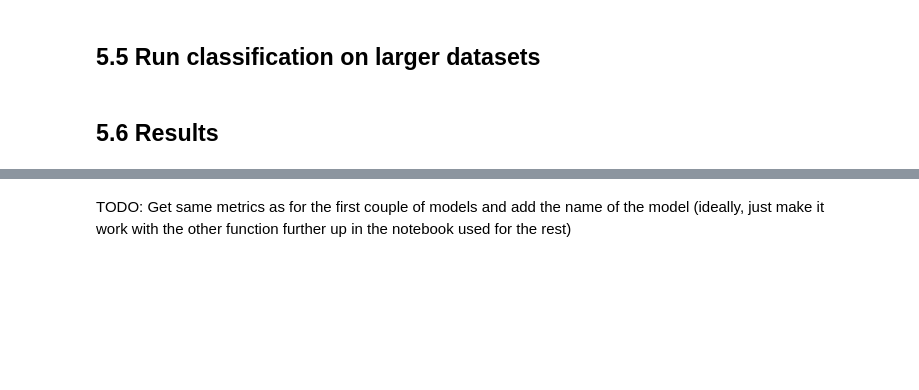
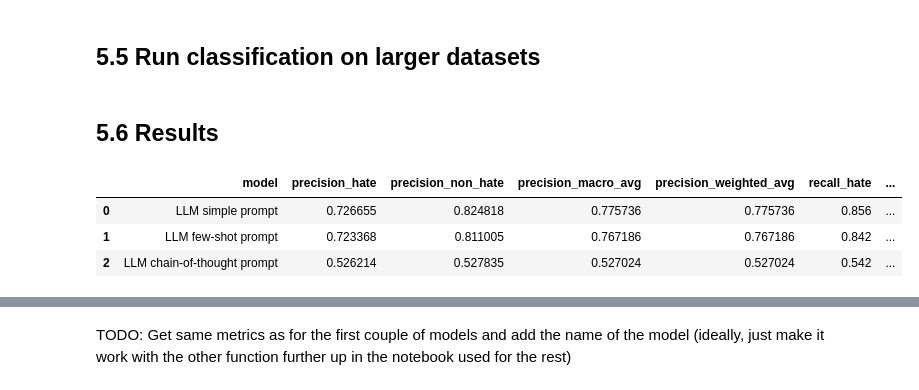
Before and after one commit to AugustBjerg/NLP-exam, a Jupyter notebook: notebooks/notebook_with_LLM.ipynb, the cells around one changed output, grey strips where cells are left out. Cells and saved outputs as stored; diff of their text form; code cells hidden in the pictures; blank space fills up the shorter version.

```diff
--- a/notebooks/notebook_with_LLM.ipynb
+++ b/notebooks/notebook_with_LLM.ipynb
@@ -831,0 +976,8 @@ sample_df.head(10)
+# %%
+llm_results_df = pd.DataFrame(llm_results)
+llm_results_df
+# %% [output]
+|  | model | precision_hate | precision_non_hate | precision_macro_avg | precision_weighted_avg | recall_hate | ... |
+| 0 | LLM simple prompt | 0.726655 | 0.824818 | 0.775736 | 0.775736 | 0.856 | ... |
+| 1 | LLM few-shot prompt | 0.723368 | 0.811005 | 0.767186 | 0.767186 | 0.842 | ... |
+| 2 | LLM chain-of-thought prompt | 0.526214 | 0.527835 | 0.527024 | 0.527024 | 0.542 | ... |
```
Also changed, not shown: parts of 25 cells of this notebook.
